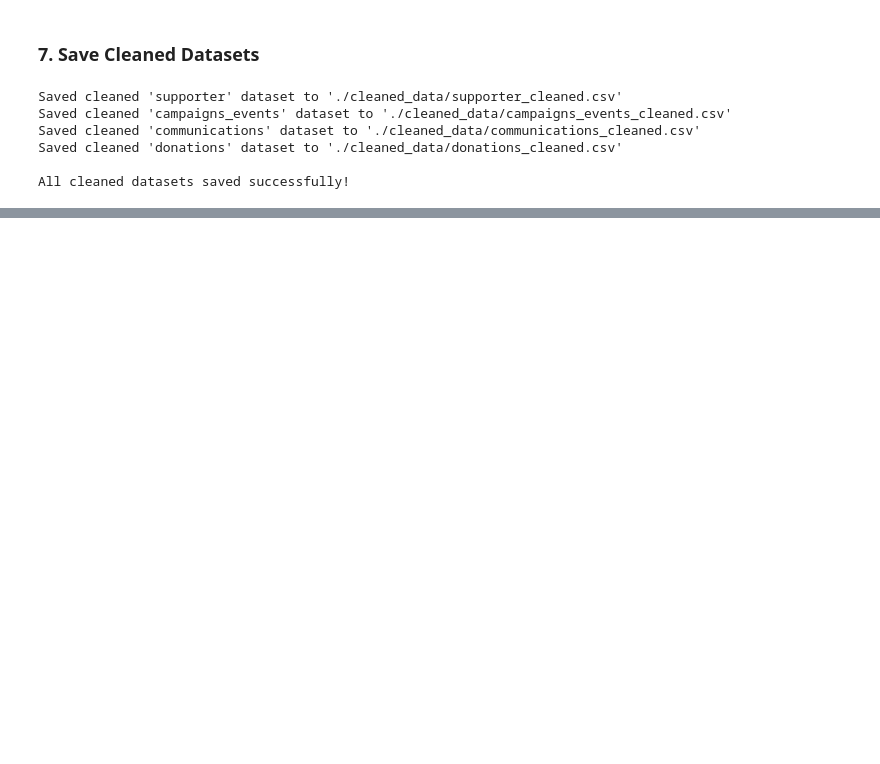
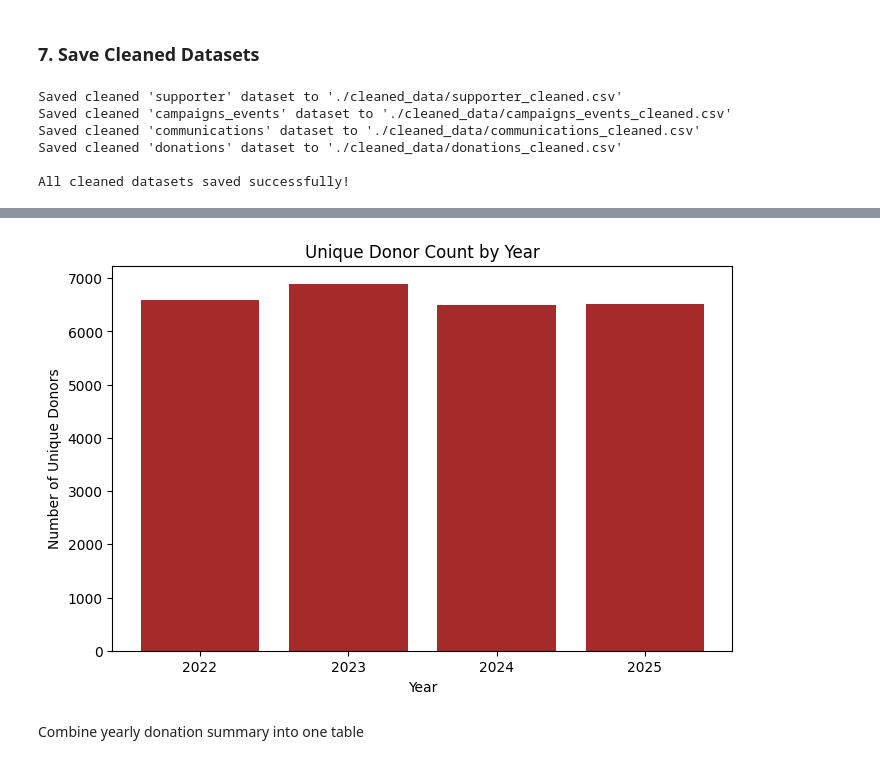
Before and after one commit to ignacio07-ops/Networking-Lab-Project, a Jupyter notebook: Welcome_To_Colab.ipynb, the cells around one changed output, grey strips where cells are left out. Drawn from its saved outputs; the diff is of its cells as text; code cells hidden in the pictures; blank space fills up the shorter version.

```diff
--- a/Welcome_To_Colab.ipynb
+++ b/Welcome_To_Colab.ipynb
@@ -383,0 +512,6 @@ All cleaned datasets saved successfully!
+# %%
+donor_count_by_year = df_donations.groupby('donation_year')['supporter_id'].nunique().reset_index()
+
+donor_count_by_year.rename(columns={'supporter_id': 'unique_donor_count'}, inplace=True)
+
+donor_count_by_year
@@ -383,0 +524,13 @@ All cleaned datasets saved successfully!
+# %%
+plt.figure(figsize=(8,5))
+plt.bar(donor_count_by_year['donation_year'],
+  donor_count_by_year['unique_donor_count'], color='brown')
+plt.title('Unique Donor Count by Year')
+plt.xticks(yearly_donation_totals['donation_year'])
+plt.xlabel('Year')
+plt.ylabel('Number of Unique Donors')
+plt.show()
+# %% [output]
+[figure, added]
+# %% [markdown]
+Combine yearly donation summary into one table
```
Also changed, not shown: parts of 26 cells of this notebook.
